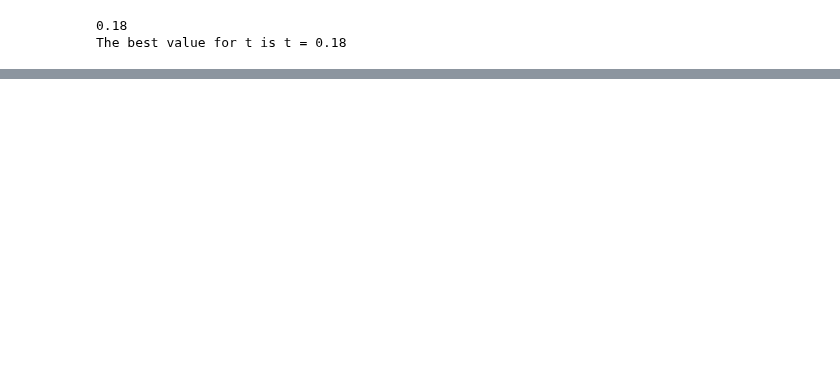
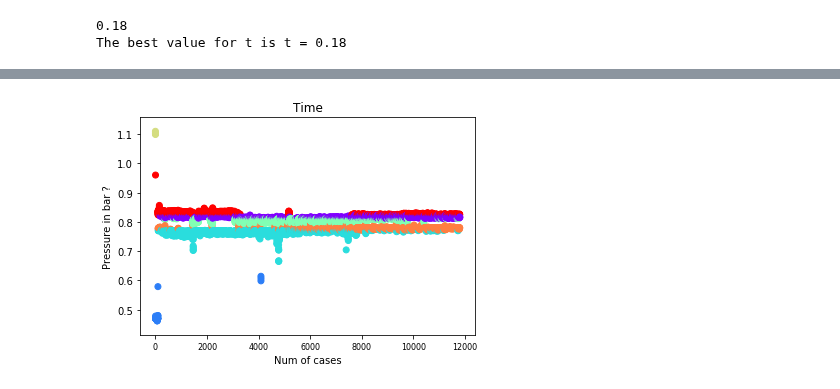
Before and after one commit to Zan-23/IJS_water_loss, a Jupyter notebook: notebooks/Clustering.ipynb, the cells around one changed output, grey strips where cells are left out. Saved outputs shown, nothing was run; the diff lists cells and outputs as text; code cells hidden in the pictures; blank space fills up the shorter version.

```diff
--- a/notebooks/Clustering.ipynb
+++ b/notebooks/Clustering.ipynb
@@ -171,0 +204,8 @@ plt.show()
+# %%
+from sklearn.cluster import KMeans
+
+kmeans5 = KMeans(n_clusters=7)
+y_kmeans5 = kmeans5.fit_predict(matrix_X_all)
+print(y_kmeans5)
+
+kmeans5.cluster_centers_
@@ -171,0 +221,10 @@ plt.show()
+# %%
+# find optimal k
+plt.scatter([i for i in range(len(matrix_X_all))], matrix_X_all, c=y_kmeans5, cmap="rainbow")
+
+plt.ylabel('Pressure in bar ?')
+plt.xlabel('Num of cases')
+plt.title('Time')
+plt.show()
+# %% [output]
+[figure, added]
```
Also changed, not shown: parts of 8 cells of this notebook, 1 other file.
